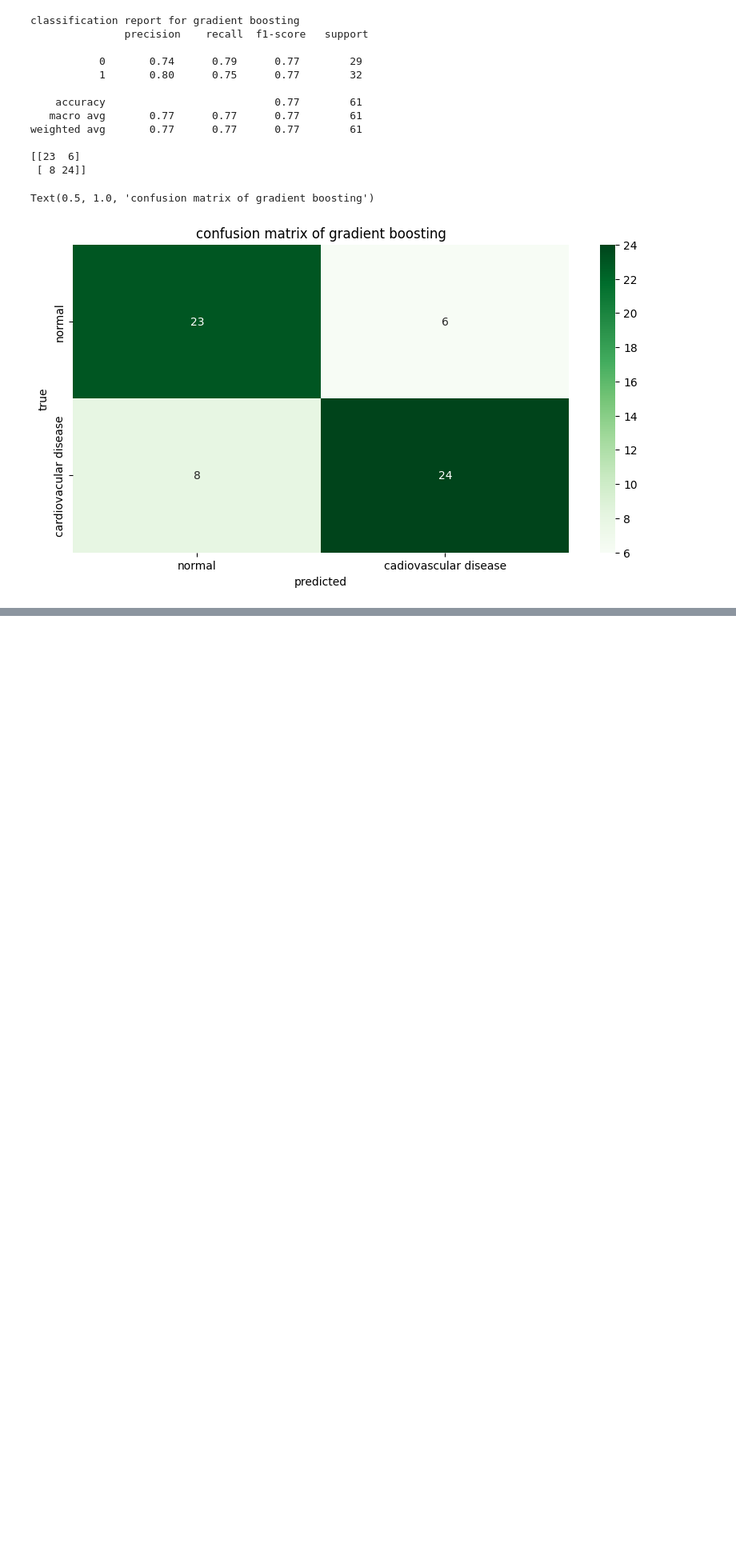
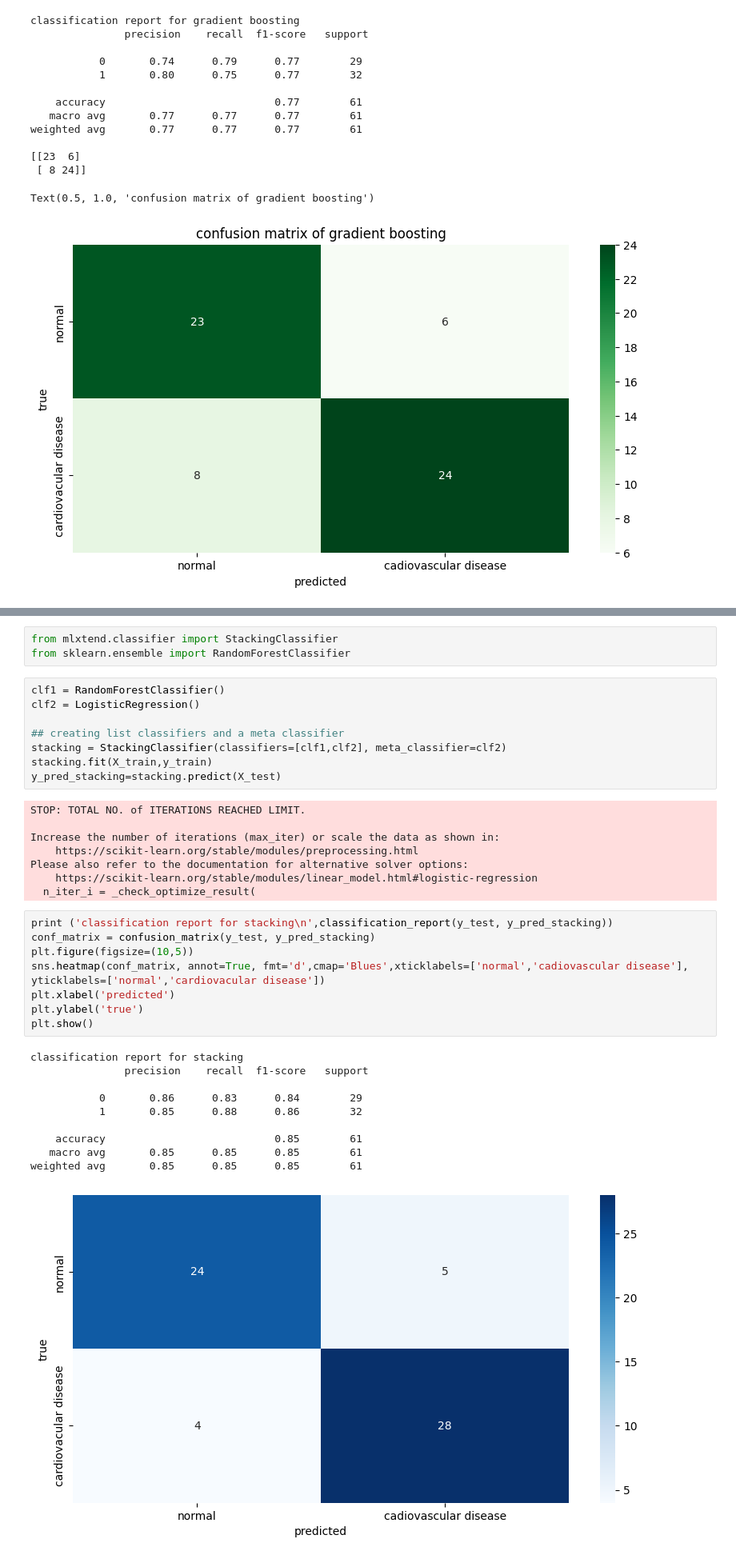
Before and after one commit to Teegee2000/cardiovascular-disease-predictions-leveraging-supervised-and-ensemble-machine-learning-models, a Jupyter notebook: cardiovascular_disease_(secondary_data).ipynb, the cells around one changed output, grey strips where cells are left out. Shown at 80% size. Cells and saved outputs as stored; diff of their text form; blank space fills up the shorter version.

Commit message:
using ensemble model on the dataset to see the comparison between supervised and ensemble model.

```diff
--- a/cardiovascular_disease_(secondary_data).ipynb
+++ b/cardiovascular_disease_(secondary_data).ipynb
@@ -477,0 +510,38 @@ Text(0.5, 1.0, 'confusion matrix of gradient boosting')
+# %%
+from mlxtend.classifier import StackingClassifier
+from sklearn.ensemble import RandomForestClassifier
+# %%
+clf1 = RandomForestClassifier()
+clf2 = LogisticRegression()
+
+## creating list classifiers and a meta classifier
+stacking = StackingClassifier(classifiers=[clf1,clf2], meta_classifier=clf2)
+stacking.fit(X_train,y_train)
+y_pred_stacking=stacking.predict(X_test)
+# %% [output]
+STOP: TOTAL NO. of ITERATIONS REACHED LIMIT.
+
+Increase the number of iterations (max_iter) or scale the data as shown in:
+    https://scikit-learn.org/stable/modules/preprocessing.html
+Please also refer to the documentation for alternative solver options:
+    https://scikit-learn.org/stable/modules/linear_model.html#logistic-regression
+  n_iter_i = _check_optimize_result(
+# %%
+print ('classification report for stacking\n',classification_report(y_test, y_pred_stacking))
+conf_matrix = confusion_matrix(y_test, y_pred_stacking)
+plt.figure(figsize=(10,5))
+sns.heatmap(conf_matrix, annot=True, fmt='d',cmap='Blues',xticklabels=['normal','cadiovascular disease'], yticklabels=['normal','cardiovacular disease'])
+plt.xlabel('predicted')
+plt.ylabel('true')
+plt.show()
+# %% [output]
+classification report for stacking
+               precision    recall  f1-score   support
+
+           0       0.86      0.83      0.84        29
+           1       0.85      0.88      0.86        32
+
+    accuracy                           0.85        61
+   macro avg       0.85      0.85      0.85        61
+weighted avg       0.85      0.85      0.85        61
+[figure, added]
```
Also changed, not shown: parts of 11 cells of this notebook.
